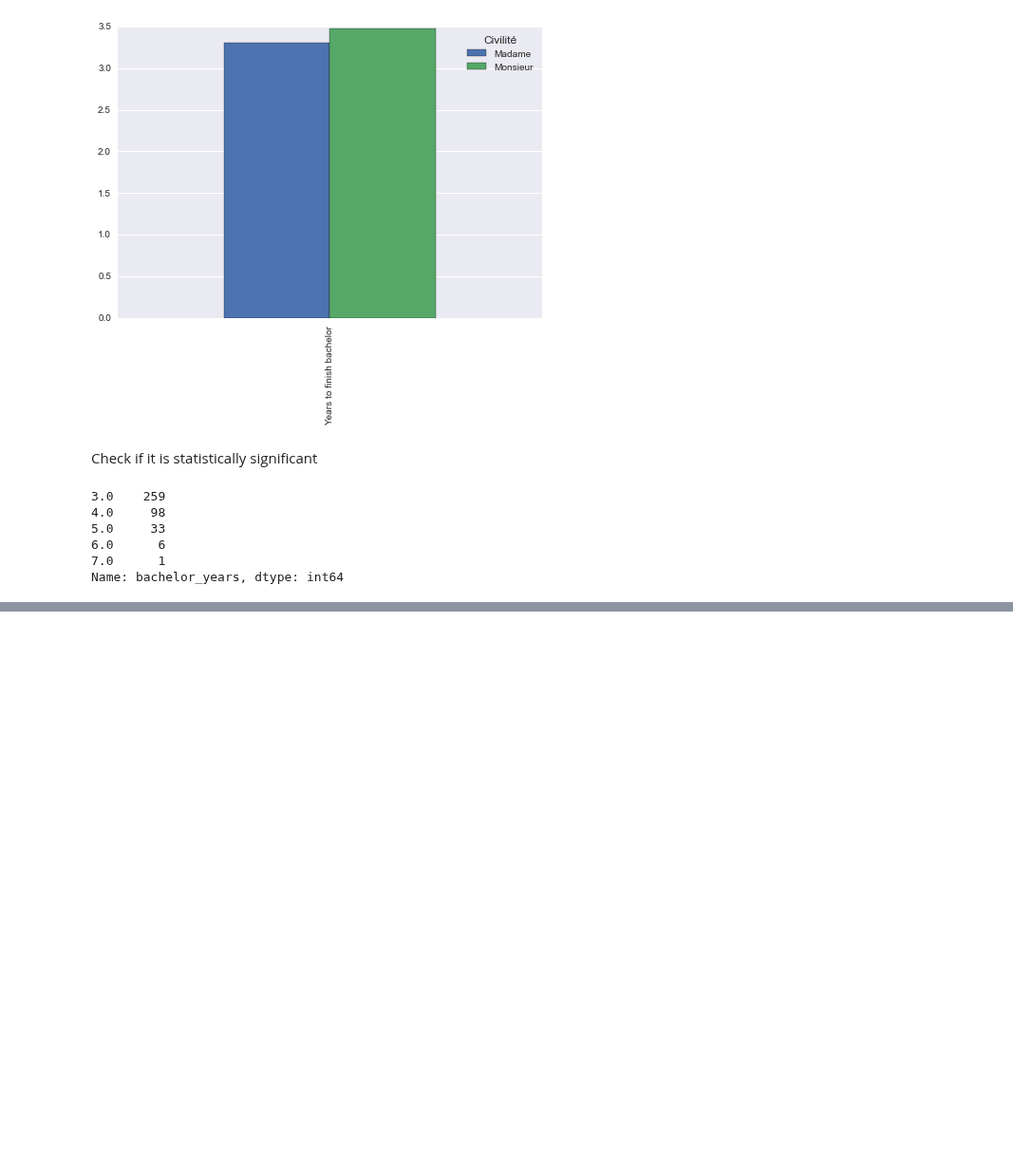
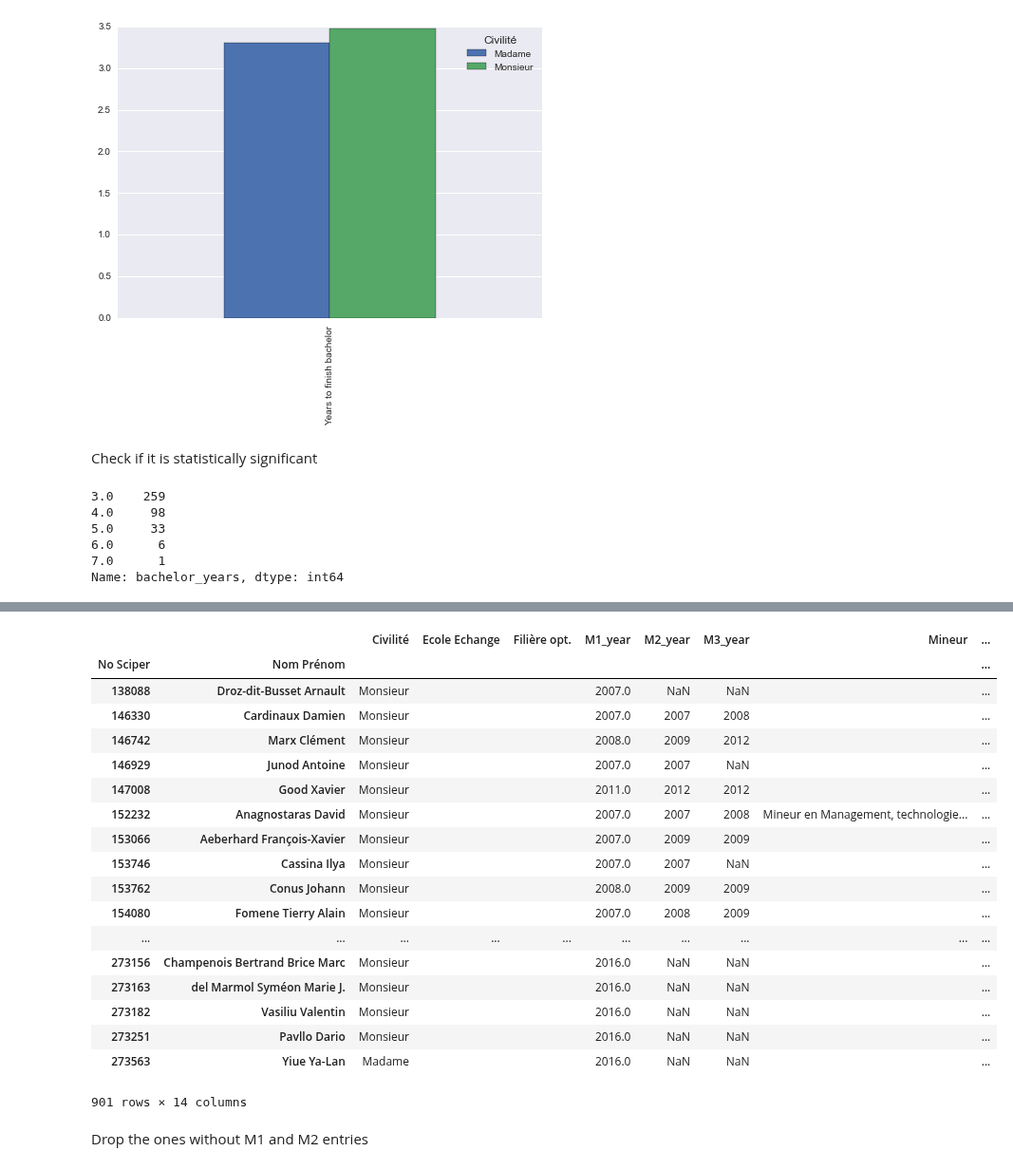
Before and after one commit to semplea/adaepfl-hw, a Jupyter notebook: 02 - Data from the Web/data_mining.ipynb, the cells around one changed output, grey strips where cells are left out. Shown at 95% size. Drawn from its saved outputs; the diff is of its cells as text; code cells hidden in the pictures; blank space fills up the shorter version.

```diff
--- a/02 - Data from the Web/data_mining.ipynb
+++ b/02 - Data from the Web/data_mining.ipynb
@@ -39,6 +39,7 @@ semesters = {
     'B5': '942120',
 	'B6': '942175',
 	'M1': '2230106',
+    'M2': '942192',
 	'M3': '2230128',
 	'PMAut': '249127',
 	'PMSpr': '3781783'
@@ -82,15 +83,16 @@ def get_table(soup, year, semester):
         columns = list(map(lambda l: l.text, next_row.children)) ##transform the children into a list of the inner text of each children
         df = pd.DataFrame(columns=columns) ##create the data frame with the columns from this list
 
-    for c in tc:
-        t = list(map(lambda l: l.text, c.children))[:-1] ##transform the children into a list of the inner text of each children (corresponding here to each column)
-        df.loc[df.shape[0]] = t ##append the data to the last dataframe created
+        for c in tc:
+            t = list(map(lambda l: l.text, c.children))[:-1] ##transform the children into a list of the inner text of each children (corresponding here to each column)
+            df.loc[df.shape[0]] = t ##append the data to the last dataframe created
 
-    sciper_c = columns[-1]
-    df = df.set_index([sciper_c, 'Nom Prénom'])
-    df[semester+'_year'] = year
+        sciper_c = columns[-1]
+        df = df.set_index([sciper_c, 'Nom Prénom'])
+        df[semester+'_year'] = year
 
-    return df
+        return df
+    return pd.DataFrame()
 
 def mine_data(year, semester):
     soup = get_soup(year, semester) ##get the soup
@@ -297,0 +289,23 @@ Name: bachelor_years, dtype: int64
+# %%
+df_master =  mine_data('2007', 'M1')
+df_master['M1_year'] = float('NaN')
+df_master['M2_year'] = float('NaN')
+df_master['M3_year'] = float('NaN')
+df_master['PMAut_year'] = float('NaN')
+df_master['PMSpr_year'] = float('NaN')
+df_master['Spécialisation'] = str('NaN')
+
+for year in range(2007, 2017):
+    df_m1 = mine_data(str(year), 'M1')
+    #override only if B1 is not in the dataframe yet
+    df_master = df_master.combine_first(df_m1)
+
+    #override the date when older semester found
+    df_m2 = mine_data(str(year), 'M2')
+    df_m3 = mine_data(str(year), 'M3')
+    df_p1 = mine_data(str(year), 'PMAut')
+    df_p2 = mine_data(str(year), 'PMSpr')
+    df_master.update(df_m2)
+    df_master.update(df_m3)
+    df_master.update(df_p1)
+    df_master.update(df_p2)
@@ -297,0 +322,24 @@ Name: bachelor_years, dtype: int64
+# %%
+df_master
+# %% [output]
+|  |  | Civilité | Ecole Echange | Filière opt. | M1_year | M2_year | M3_year | Mineur | ... |
+| No Sciper | Nom Prénom |  |  |  |  |  |  |  | ... |
+| 138088 | Droz-dit-Busset Arnault | Monsieur |  |  | 2007.0 | NaN | NaN |  | ... |
+| 146330 | Cardinaux Damien | Monsieur |  |  | 2007.0 | 2007 | 2008 |  | ... |
+| 146742 | Marx Clément | Monsieur |  |  | 2008.0 | 2009 | 2012 |  | ... |
+| 146929 | Junod Antoine | Monsieur |  |  | 2007.0 | 2007 | NaN |  | ... |
+| 147008 | Good Xavier | Monsieur |  |  | 2011.0 | 2012 | 2012 |  | ... |
+| 152232 | Anagnostaras David | Monsieur |  |  | 2007.0 | 2007 | 2008 | Mineur en Management, technologie... | ... |
+| 153066 | Aeberhard François-Xavier | Monsieur |  |  | 2007.0 | 2009 | 2009 |  | ... |
+| 153746 | Cassina Ilya | Monsieur |  |  | 2007.0 | 2007 | NaN |  | ... |
+| 153762 | Conus Johann | Monsieur |  |  | 2008.0 | 2009 | 2009 |  | ... |
+| 154080 | Fomene Tierry Alain | Monsieur |  |  | 2007.0 | 2008 | 2009 |  | ... |
+| ... | ... | ... | ... | ... | ... | ... | ... | ... | ... |
+| 273156 | Champenois Bertrand Brice Marc | Monsieur |  |  | 2016.0 | NaN | NaN |  | ... |
+| 273163 | del Marmol Syméon Marie J. | Monsieur |  |  | 2016.0 | NaN | NaN |  | ... |
+| 273182 | Vasiliu Valentin | Monsieur |  |  | 2016.0 | NaN | NaN |  | ... |
+| 273251 | Pavllo Dario | Monsieur |  |  | 2016.0 | NaN | NaN |  | ... |
+| 273563 | Yiue Ya-Lan | Madame |  |  | 2016.0 | NaN | NaN |  | ... |
+901 rows × 14 columns
+# %% [markdown]
+Drop the ones without M1 and M2 entries
```
Also changed, not shown: parts of 19 cells of this notebook.
